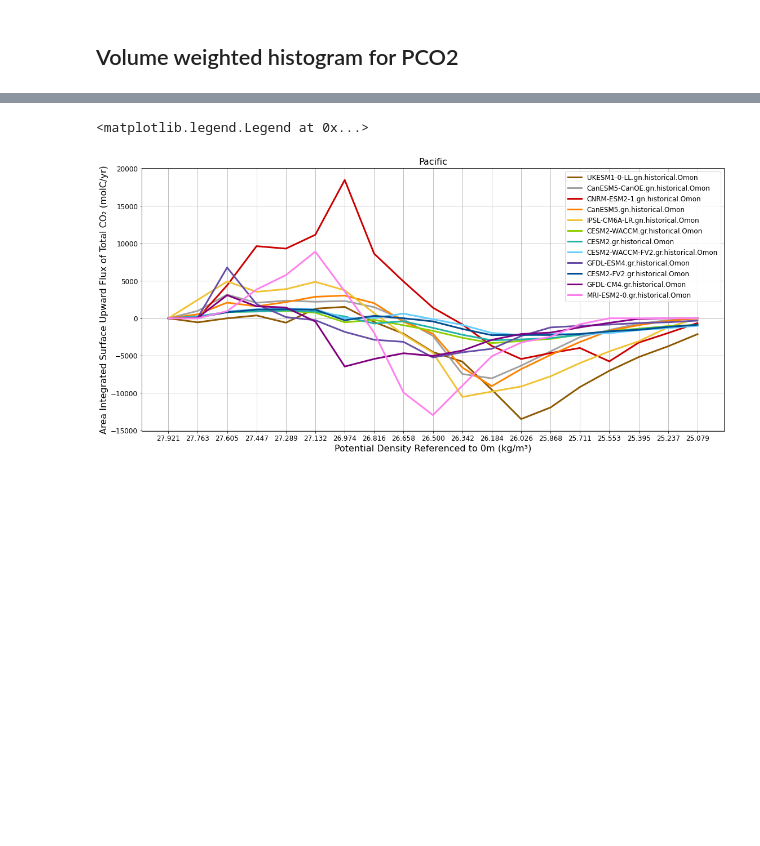
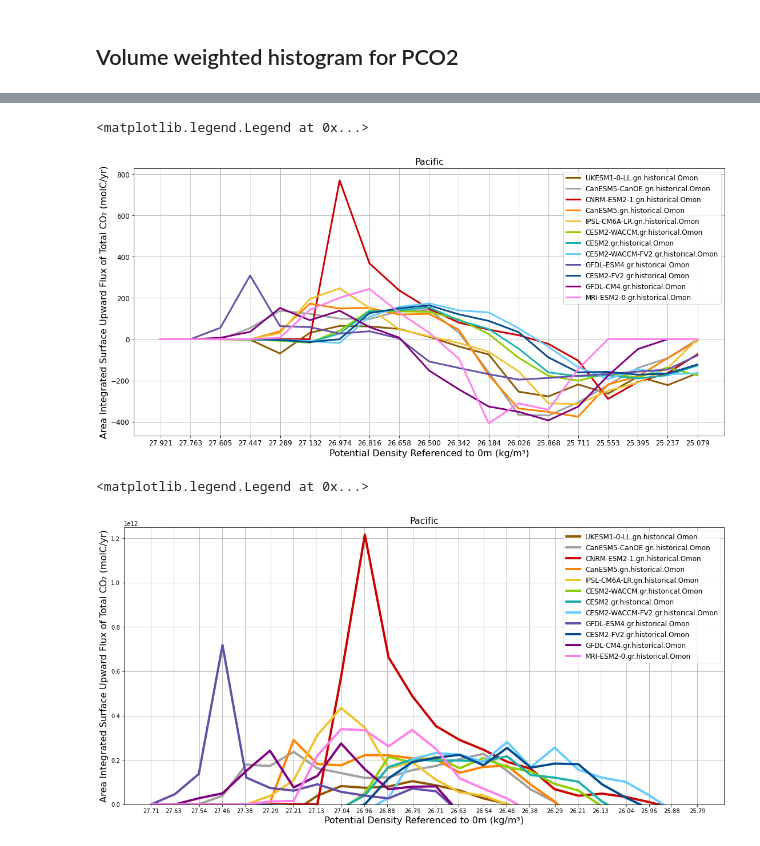
Before and after one commit to gmacgilchrist/seniorthesis, a Jupyter notebook: notebooks/1000_PCO2_hist.ipynb, the cells around one changed output, grey strips where cells are left out. Cells and saved outputs as stored; diff of their text form; code cells hidden in the pictures; blank space fills up the shorter version.

```diff
--- a/notebooks/1000_PCO2_hist.ipynb
+++ b/notebooks/1000_PCO2_hist.ipynb
@@ -439,9 +425,9 @@ ax_idx = 0
 # for name, ds in dd.items():
 for name, ds in dd.items():
 
-    h2 = histogram(ds['sigma0'], bins = [binz], dim = ['y', 'x', 'lev'], weights = -1* ds.fgco2*A)
+    h2 = histogram(ds['sigma0'].isel(lev = 0), bins = [binz], dim = ['y', 'x'], weights = -1* ds.fgco2*A)
                    # *ds['lev_bounds'].diff('bnds')*A)
-    h3 = histogram(ds['sigma0'], bins = [binz], dim = ['y', 'x', 'lev'], weights = A)
+    h3 = histogram(ds['sigma0'].isel(lev = 0), bins = [binz], dim = ['y', 'x'], weights = A)
 
     hi = h2/h3
 
@@ -465,4 +451,48 @@ plt.legend(
 )
 # %% [output]
 <matplotlib.legend.Legend at 0x...>
-[figure, old version]
+[figure, new version]
+# %%
+fig, ax = plt.subplots(nrows = 1, ncols = 1, figsize=[16,8])
+fig.tight_layout(pad = 3.5)
+plt.rc('font', size = 12)
+plt.rc('axes', titlesize= 16)
+plt.rc('axes', labelsize= 16)
+plt.rc('figure', titlesize=16)
+
+target = np.linspace(25.75, 27.75, 25)
+binz = np.linspace(25.75, 27.75, 25)
+
+conversion = 3.1536e7 * 83.3
+ax_idx = 0
+# for name, ds in dd.items():
+for name, ds in dd.items():
+
+    h2 = histogram(ds['sigma0'].isel(lev = 0), bins = [binz], dim = ['y', 'x'], weights = -1* ds.fgco2*A*conversion)
+                   # *ds['lev_bounds'].diff('bnds')*A)
+    h3 = histogram(ds['sigma0'].isel(lev = 0), bins = [binz], dim = ['y', 'x'], weights = A)
+
+    hi = h2/h3
+
+    h2.plot(label = name, lw = 4, **model_kwargs[name])
+
+ax.invert_xaxis()
+#     ax.set_title(name)
+    # ax_idx += 1
+ax.set_ylim([0,1.25e12])
+ax.set_xlabel('Potential Density Referenced to 0m (kg/m\u00b3)', fontsize = 16)
+ax.set_ylabel('Area Integrated Surface Upward Flux of Total CO\u2082 (molC/yr)', fontsize = 16)
+ax.set_title('Pacific')
+ax.set_xticks([25.79, 25.88   , 25.96, 26.04, 26.13   , 26.21,
+       26.29, 26.38   , 26.46, 26.54, 26.63   , 26.71,
+       26.79, 26.88   , 26.96, 27.04, 27.13   , 27.21,
+       27.29, 27.38   , 27.46, 27.54, 27.63   , 27.71])
+ax.grid()
+plt.legend(
+#     bbox_to_anchor=(1.05, 1),
+    loc='upper right'
+#     , borderaxespad=0.
+)
+# %% [output]
+<matplotlib.legend.Legend at 0x...>
+[figure, added]
```
Also changed, not shown: parts of 10 cells of this notebook, 3 other files.
